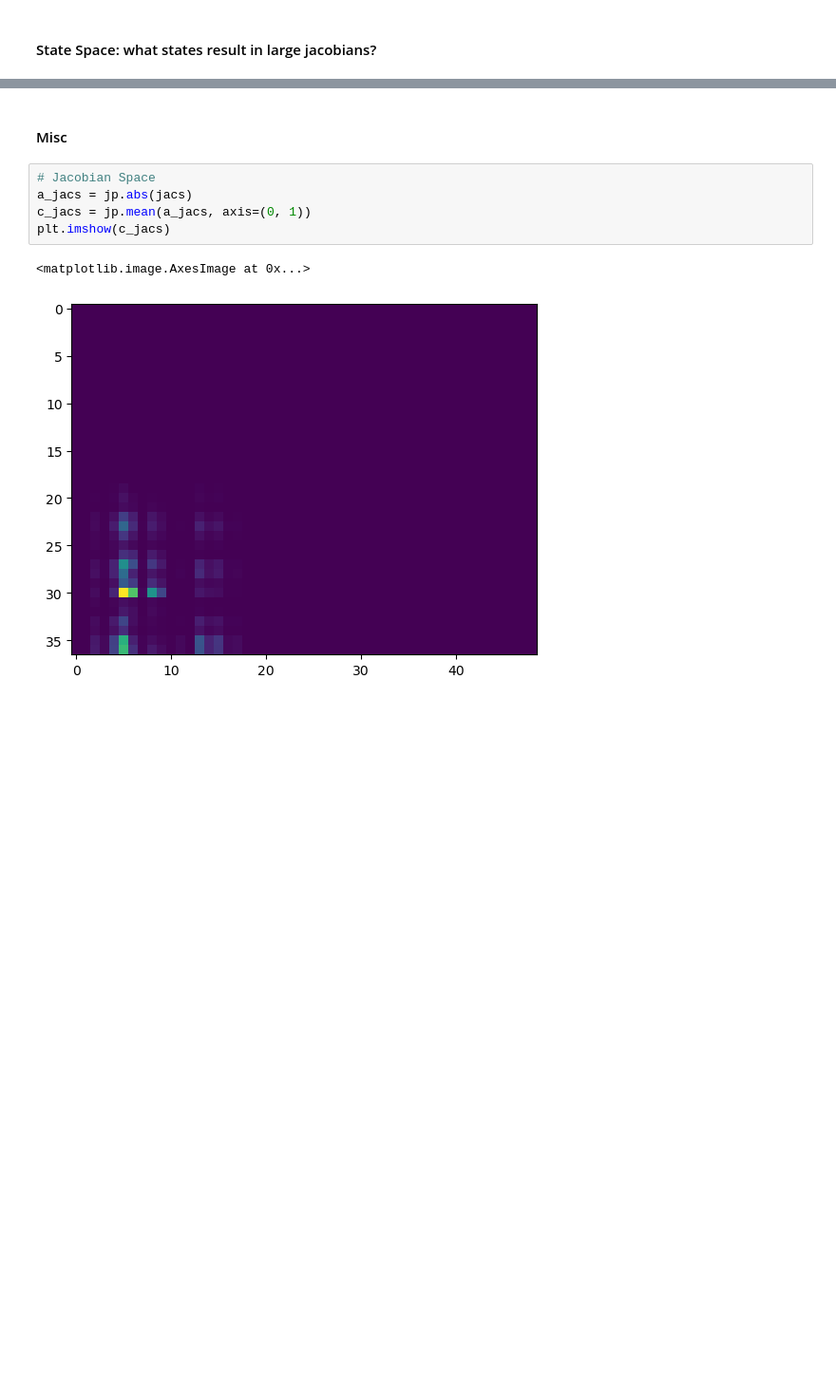
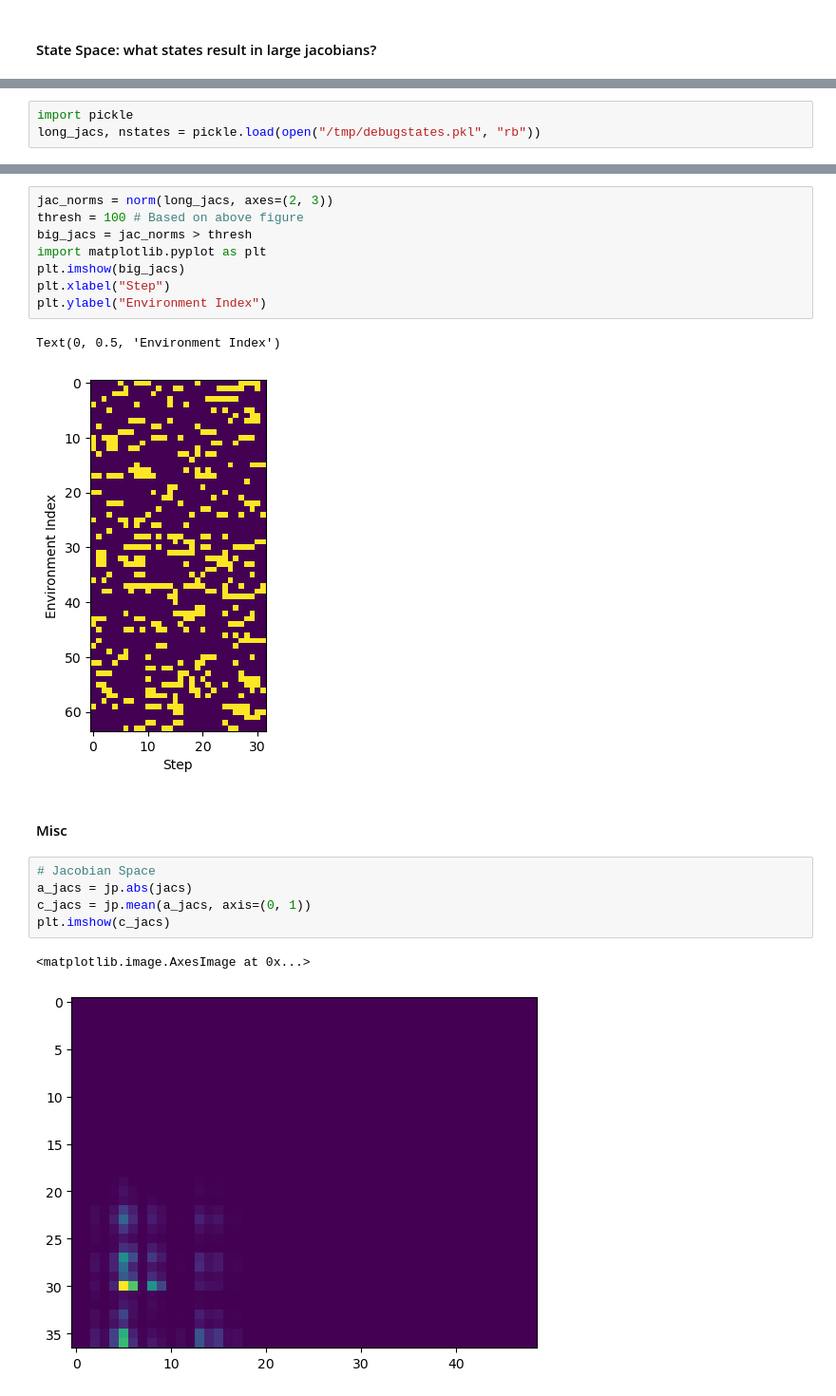
Before and after one commit to Andrew-Luo1/jax_shac, a Jupyter notebook: anymal.ipynb, the cells around one changed output, grey strips where cells are left out. Shown at 95% size. Cells and saved outputs as stored; diff of their text form; blank space fills up the shorter version.

```diff
--- a/anymal.ipynb
+++ b/anymal.ipynb
@@ -409,0 +411,3 @@ media.show_video(ims, fps=trainer.env.dt)
+# %%
+import pickle
+long_jacs, nstates = pickle.load(open("/tmp/debugstates.pkl", "rb"))
@@ -410,3 +429,14 @@ media.show_video(ims, fps=trainer.env.dt)
+# %%
+jac_norms = norm(long_jacs, axes=(2, 3))
+thresh = 100 # Based on above figure
+big_jacs = jac_norms > thresh
+import matplotlib.pyplot as plt
+plt.imshow(big_jacs)
+plt.xlabel("Step")
+plt.ylabel("Environment Index")
+# %% [output]
+Text(0, 0.5, 'Environment Index')
+[figure, added]
 # %% [markdown]
 #### Misc
 # %%
```
Also changed, not shown: parts of 9 cells of this notebook, 1 other file.
